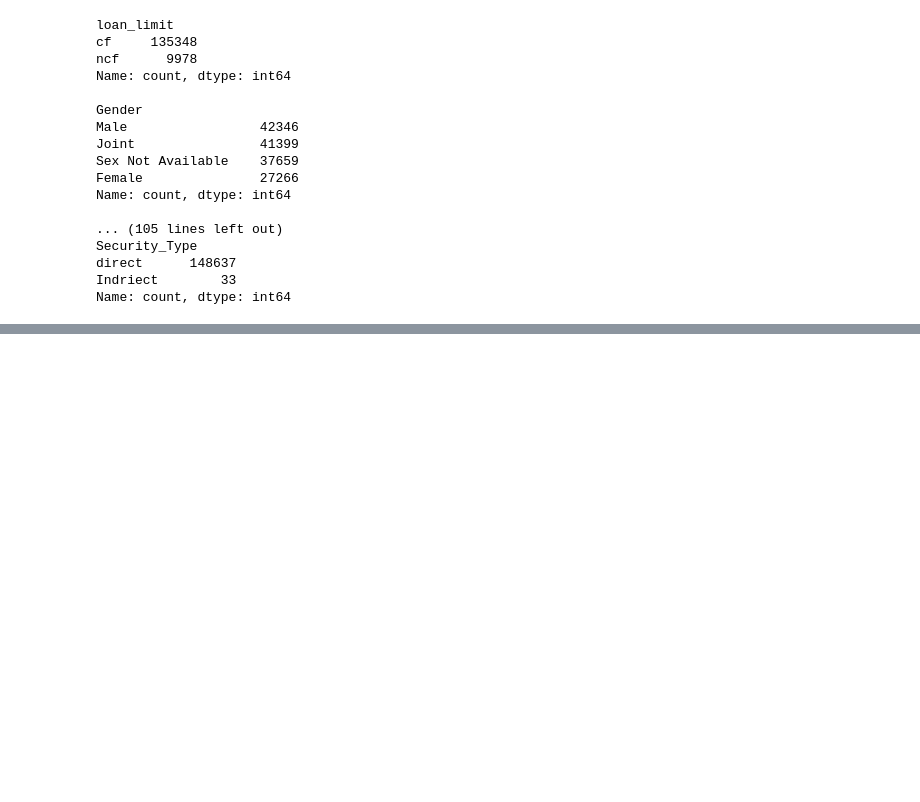
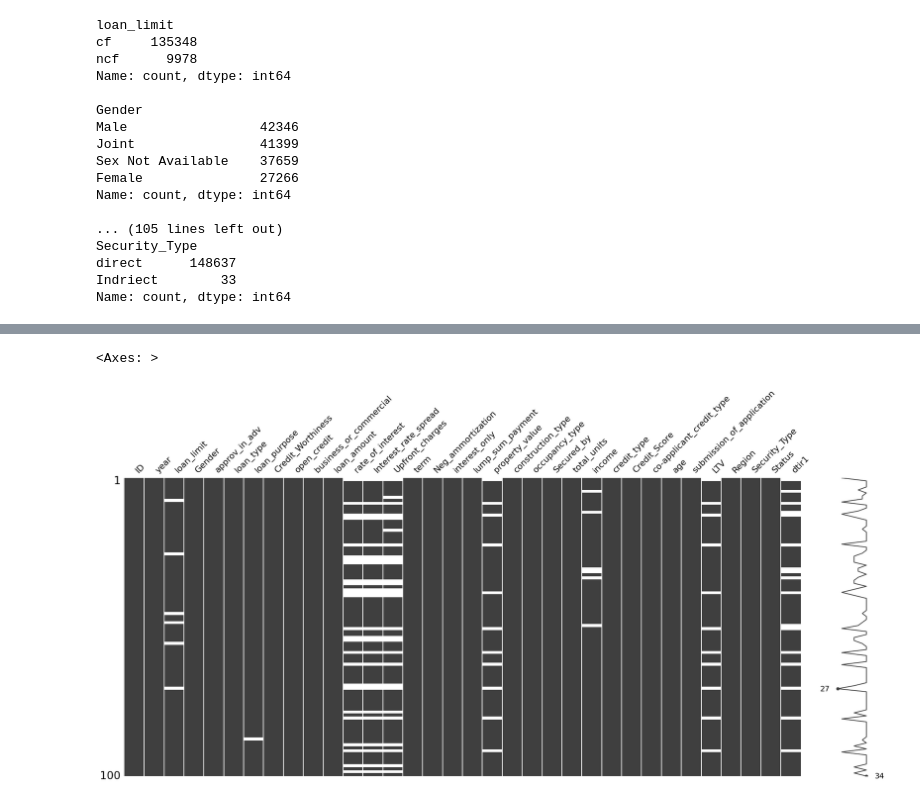
Before and after one commit to BartlomiejGaw/Loan_Default_Prediction, a Jupyter notebook: Data_Cleaning_and_EDA.ipynb, the cells around one changed output, grey strips where cells are left out. Saved outputs shown, nothing was run; the diff lists cells and outputs as text; code cells hidden in the pictures; blank space fills up the shorter version.

```diff
--- a/Data_Cleaning_and_EDA.ipynb
+++ b/Data_Cleaning_and_EDA.ipynb
@@ -123,0 +160,5 @@ Name: count, dtype: int64
+# %%
+msno.matrix(loan_dataframe.sample(100))
+# %% [output]
+<Axes: >
+[figure, added]
```
Also changed, not shown: parts of 7 cells of this notebook.
